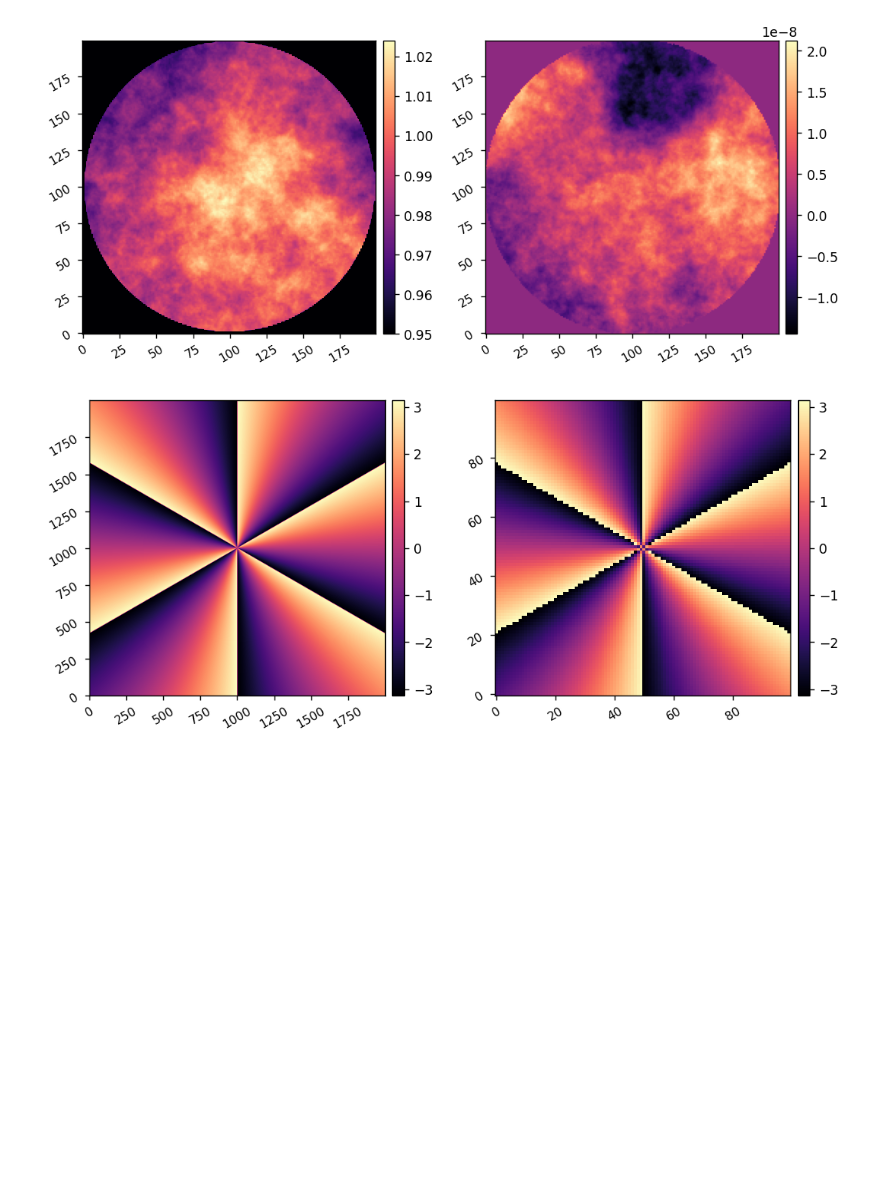
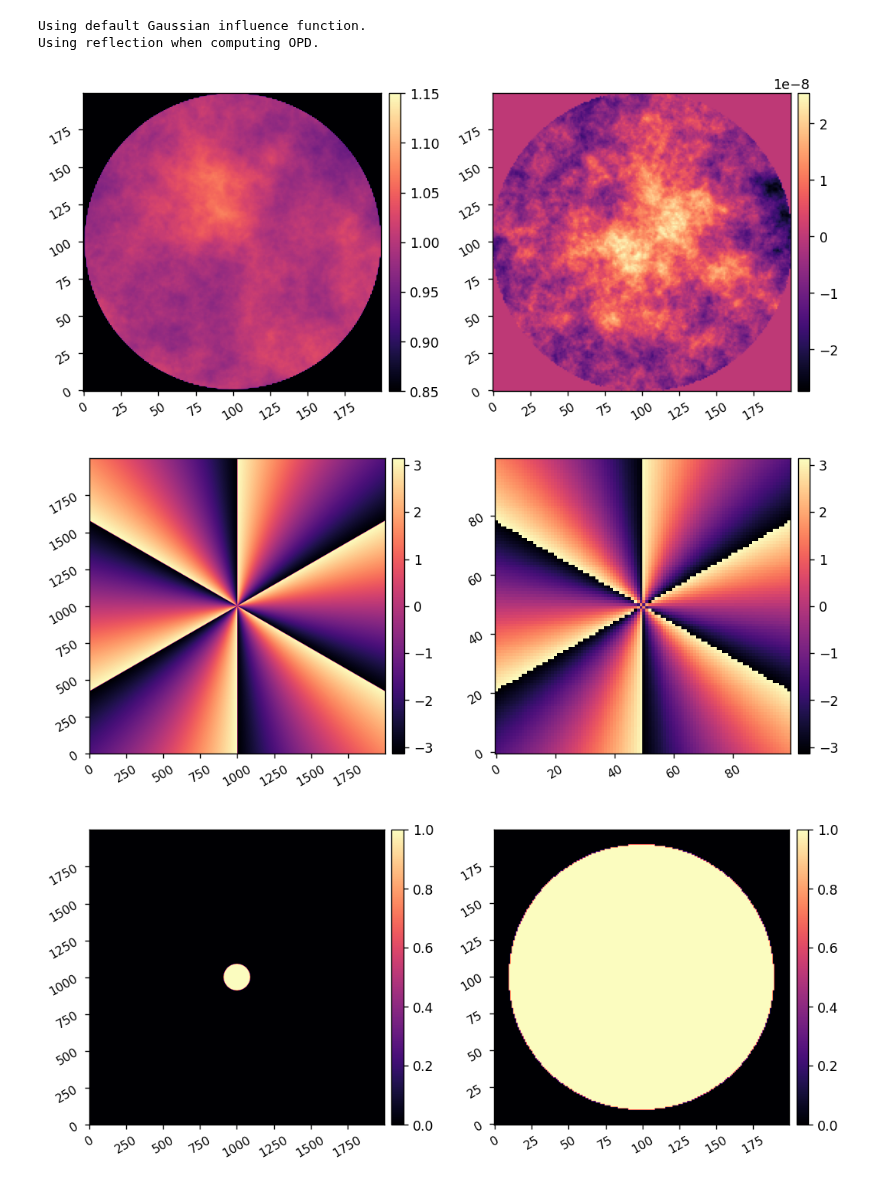
Before and after one commit to uasal/scoob-psf, a Jupyter notebook: example-notebooks/compact_scoob_tests.ipynb, the cells around one changed output. Drawn from its saved outputs; the diff is of its cells as text; code cells hidden in the pictures; blank space fills up the shorter version.

```diff
--- a/example-notebooks/compact_scoob_tests.ipynb
+++ b/example-notebooks/compact_scoob_tests.ipynb
@@ -12,28 +14,36 @@ from importlib import reload
 # %%
 reload(cscoob)
-reload(cdm)
-model = cscoob.SCOOB(npix=200, oversample=10, npsf=200, dm_fill_factor=0.9)
+reload(dm)
+model = cscoob.SCOOB(npix=200, oversample=10, psf_pixelscale_lamD=1/3.05, dm_fill_factor=0.9)
+# %% [output]
+Using default Gaussian influence function.
+Using reflection when computing OPD.
 # %%
 reload(cscoob)
-WFE = cscoob.generate_wfe(diam=model.pupil_diam, distance=50*u.mm,
-                          amp_rms=0.025*u.nm, amp_index=3, amp_seed=1234,
-                          opd_rms=10*u.nm, opd_index=3, opd_seed=2345,
-                          npix=model.npix, oversample=model.oversample,)
+reload(lina.utils)
+WFE = lina.utils.generate_wfe(model.pupil_diam, wavelength=500*u.nm,
+                                opd_index=2.8, amp_index=3.0,
+                                opd_seed=1234, amp_seed=12345,
+                                opd_rms=17*u.nm, amp_rms=0.05,
+                                npix=model.npix, oversample=model.oversample,
+                                plot=True)
 # model.WFE = WFE
-imshow2(xp.abs(WFE), xp.angle(WFE)/(2*np.pi)*model.wavelength.to_value(u.m),
-        npix=model.npix,
-        vmin1=0.95)
+# imshow2(xp.abs(WFE), xp.angle(WFE)/(2*np.pi)*model.wavelength.to_value(u.m),
+#         npix=model.npix,
+#         vmin1=0.95)
 
 VC = cscoob.make_vortex_phase_mask(model.focal_grid_pol, charge=6,
 #                                    singularity=20*u.um,
                                    focal_length=500*u.mm, pupil_diam=9.7*u.mm, wavelength=632.8*u.nm)
 imshow2(xp.angle(VC), xp.angle(scoobpsf.utils.pad_or_crop(VC, 100)))
 
 LS = model.pupil_grid[0] < model.pupil_diam.to_value(u.m)/2 * 0.9
 model.LYOT = LS
+imshow2(LS, LS, npix2=model.npix)
 # %% [output]
-[figure, old version]
+[figure, new version]
 [figure]
+[figure, added]
 # %%
 model.set_dm(np.random.randn(model.Nacts)*1e-9)
 imshow1(model.get_dm())
```
Also changed, not shown: parts of 14 cells of this notebook, 5 other files.
